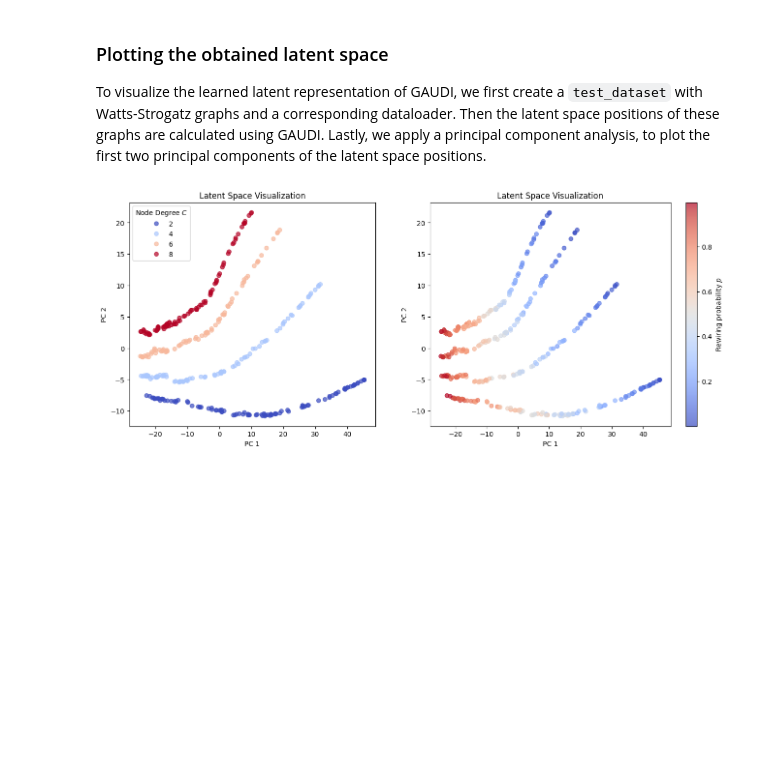
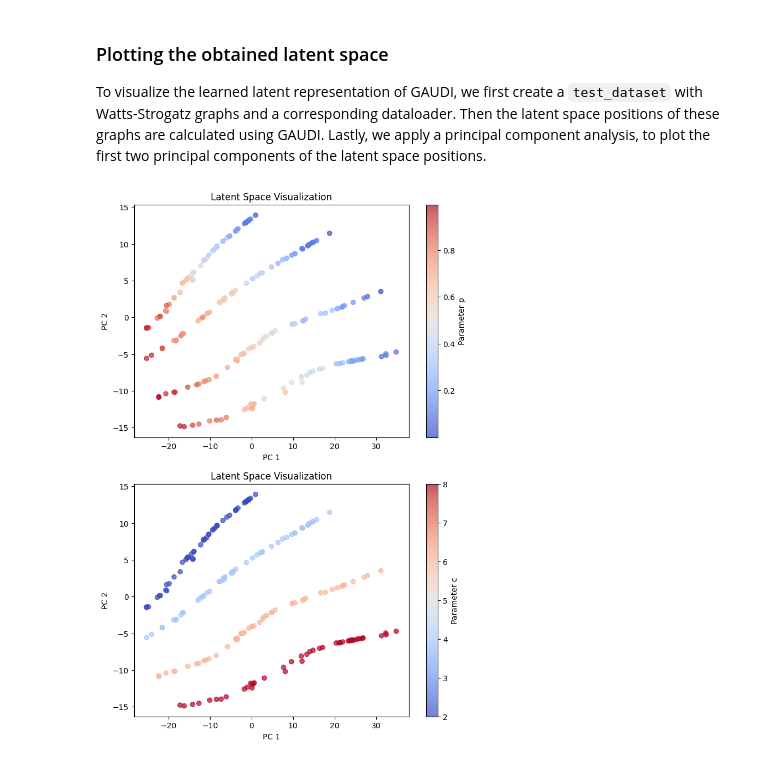
Before and after one commit to softmatterlab/GAUDI, a Jupyter notebook: GAUDI_Watts_Strogatz.ipynb, the cells around one changed output. Cells and saved outputs as stored; diff of their text form; code cells hidden in the pictures; blank space fills up the shorter version.

```diff
--- a/GAUDI_Watts_Strogatz.ipynb
+++ b/GAUDI_Watts_Strogatz.ipynb
@@ -243,5 +203,5 @@ To visualize the learned latent representation of GAUDI, we first create a `test
 # %%
-test_size = 350
+test_size = 200
 
 test_dataset = WattsStrogatzDataset(
     dataset_size=test_size,
@@ -249,56 +209,42 @@ test_dataset = WattsStrogatzDataset(
     train=False
 )
 
-test_batch_size = 1
-test_loader = DataLoader(
-    test_dataset,
-    batch_size=test_batch_size,
-    shuffle=True
-    )
+test_loader = DataLoader(test_dataset, batch_size=1, shuffle=True)
+# %%
+batch = next(iter(test_loader))
 # %%
 z = np.zeros((test_size, latent_dim))
 p = np.zeros((test_size,))
 c = np.zeros((test_size,))
+n = np.zeros((test_size,))
+
+batch_size = batch['p'].shape[0]
 
 for i, batch in enumerate(test_loader):
     out = VGAE(batch)
 
-    z[i*test_batch_size:(i+1)*test_batch_size, :] = out['mu'].detach().numpy()
-    p[i*test_batch_size:(i+1)*test_batch_size] = out['p'].detach().numpy()
-    c[i*test_batch_size:(i+1)*test_batch_size] = out['c'].detach().numpy()
+    z[i*batch_size:(i+1)*batch_size, :] = out['mu'].detach().numpy()
+    p[i*batch_size:(i+1)*batch_size] = out['p'].detach().numpy()
+    c[i*batch_size:(i+1)*batch_size] = out['c'].detach().numpy()
+    n[i*batch_size:(i+1)*batch_size] = out['n'].detach().numpy()
-# %%
-pca = PCA(n_components=2)
-z_2d = pca.fit_transform(z)
-
-fig, axes = plt.subplots(
-    1,
-    2,
-    figsize=(16, 6),
-    gridspec_kw={'width_ratios': [0.45, 0.55]},
-    )
-
-scatter1 = axes[0].scatter(
-    z_2d[:, 0],
-    z_2d[:, 1],
-    c=c,
-    cmap='coolwarm',
-    alpha=0.7)
-axes[0].set_xlabel("PC 1")
-axes[0].set_ylabel("PC 2")
-axes[0].set_title("Latent Space Visualization")
-handles, labels = scatter1.legend_elements()
-axes[0].legend(handles, labels, title="Node Degree $C$", loc='upper left')
-
-scatter2 = axes[1].scatter(
-    z_2d[:, 0],
-    z_2d[:, 1],
-    c=p,
-    cmap='coolwarm',
-    alpha=0.7,
-    )
-axes[1].set_xlabel("PC 1")
-axes[1].set_ylabel("PC 2")
-axes[1].set_title("Latent Space Visualization")
-fig.colorbar(scatter2, ax=axes[1], label='Rewiring probability $p$');
-# %% [output]
-[figure, removed]
+# %%
+pca = PCA(n_components=3)
+z_2d = pca.fit_transform(z)
+# %%
+fig, ax = plt.subplots(2, 1, figsize=(8, 12))
+
+scatter = ax[0].scatter(z_2d[:, 0], z_2d[:, 1], c=p, cmap='coolwarm', alpha=0.7)
+plt.colorbar(scatter, label='Parameter p')
+ax[0].set_xlabel("PC 1")
+ax[0].set_ylabel("PC 2")
+ax[0].set_title("Latent Space Visualization")
+
+scatter = ax[1].scatter(z_2d[:, 0], z_2d[:, 1], c=c, cmap='coolwarm', alpha=0.7)
+plt.colorbar(scatter, label='Parameter c')
+ax[1].set_xlabel("PC 1")
+ax[1].set_ylabel("PC 2")
+ax[1].set_title("Latent Space Visualization")
+
+plt.show()
+# %% [output]
+[figure, added]
```
Also changed, not shown: parts of 19 cells of this notebook, 15 other files.
